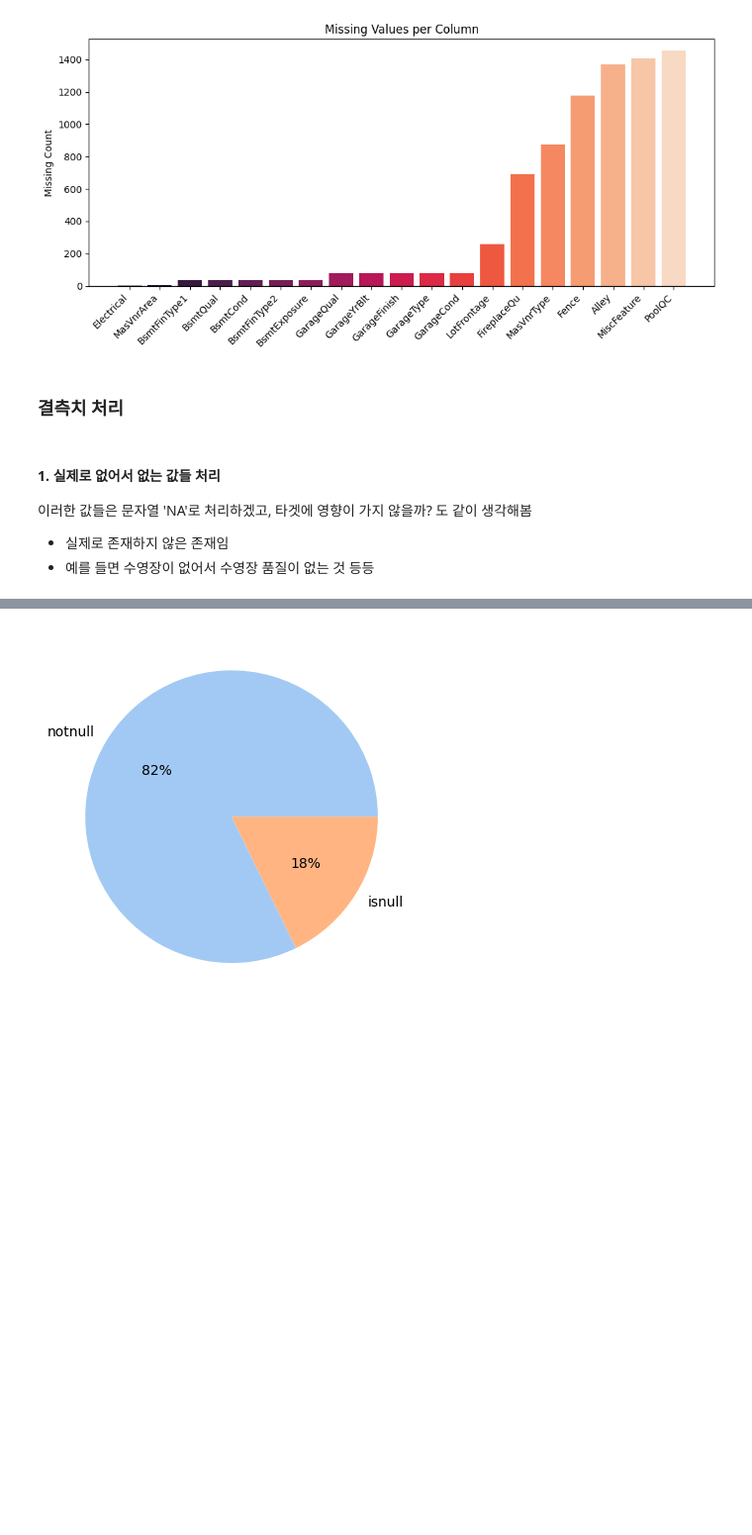
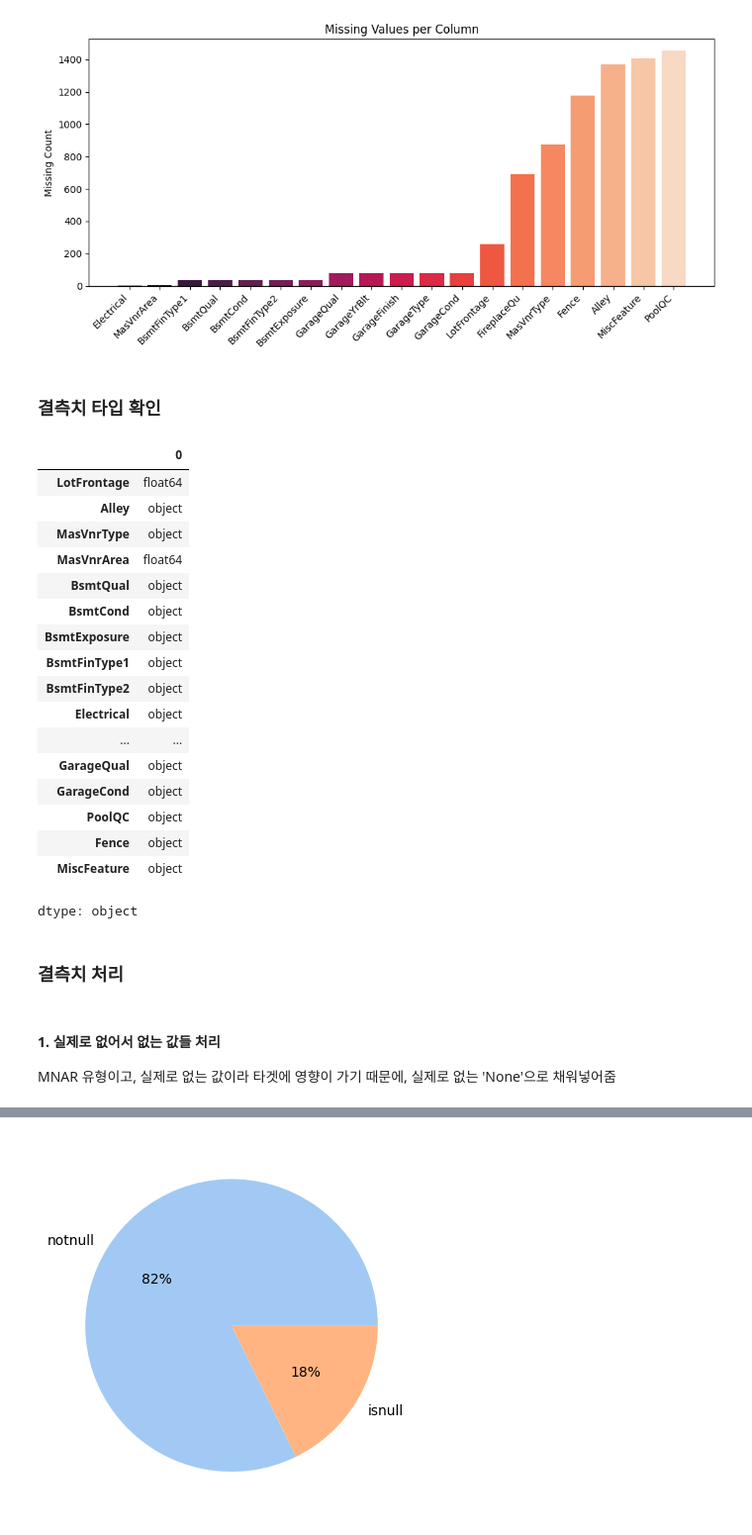
Before and after one commit to WasabiRamen/kaggle-study-house-prices, a Jupyter notebook: house_price.ipynb, the cells around one changed output, grey strips where cells are left out. Shown at 99% size. Cells and saved outputs as stored; diff of their text form; code cells hidden in the pictures; blank space fills up the shorter version.

```diff
--- a/house_price.ipynb
+++ b/house_price.ipynb
@@ -105,13 +105,33 @@ plt.tight_layout()
 plt.show()
 # %% [output]
 [figure]
+# %% [markdown]
+### **결측치 타입 확인**
+# %%
+train.loc[:, train.isnull().any()].dtypes
+# %% [output]
+|  | 0 |
+| LotFrontage | float64 |
+| Alley | object |
+| MasVnrType | object |
+| MasVnrArea | float64 |
+| BsmtQual | object |
+| BsmtCond | object |
+| BsmtExposure | object |
+| BsmtFinType1 | object |
+| BsmtFinType2 | object |
+| Electrical | object |
+| ... | ... |
+| GarageQual | object |
+| GarageCond | object |
+| PoolQC | object |
+| Fence | object |
+| MiscFeature | object |
+dtype: object
 # %% [markdown]
 ### **결측치 처리**
-# %% [markdown]
-#### **1. 실제로 없어서 없는 값들 처리**
-
-이러한 값들은 문자열 'NA'로 처리하겠고, 타겟에 영향이 가지 않을까? 도 같이 생각해봄
-
-* 실제로 존재하지 않은 존재임
-* 예를 들면 수영장이 없어서 수영장 품질이 없는 것 등등
+# %% [markdown]
+#### **1. 실제로 없어서 없는 값들 처리**
+
+MNAR 유형이고, 실제로 없는 값이라 타겟에 영향이 가기 때문에, 실제로 없는 'None'으로 채워넣어줌
 # %%
```
Also changed, not shown: parts of 28 cells of this notebook.
